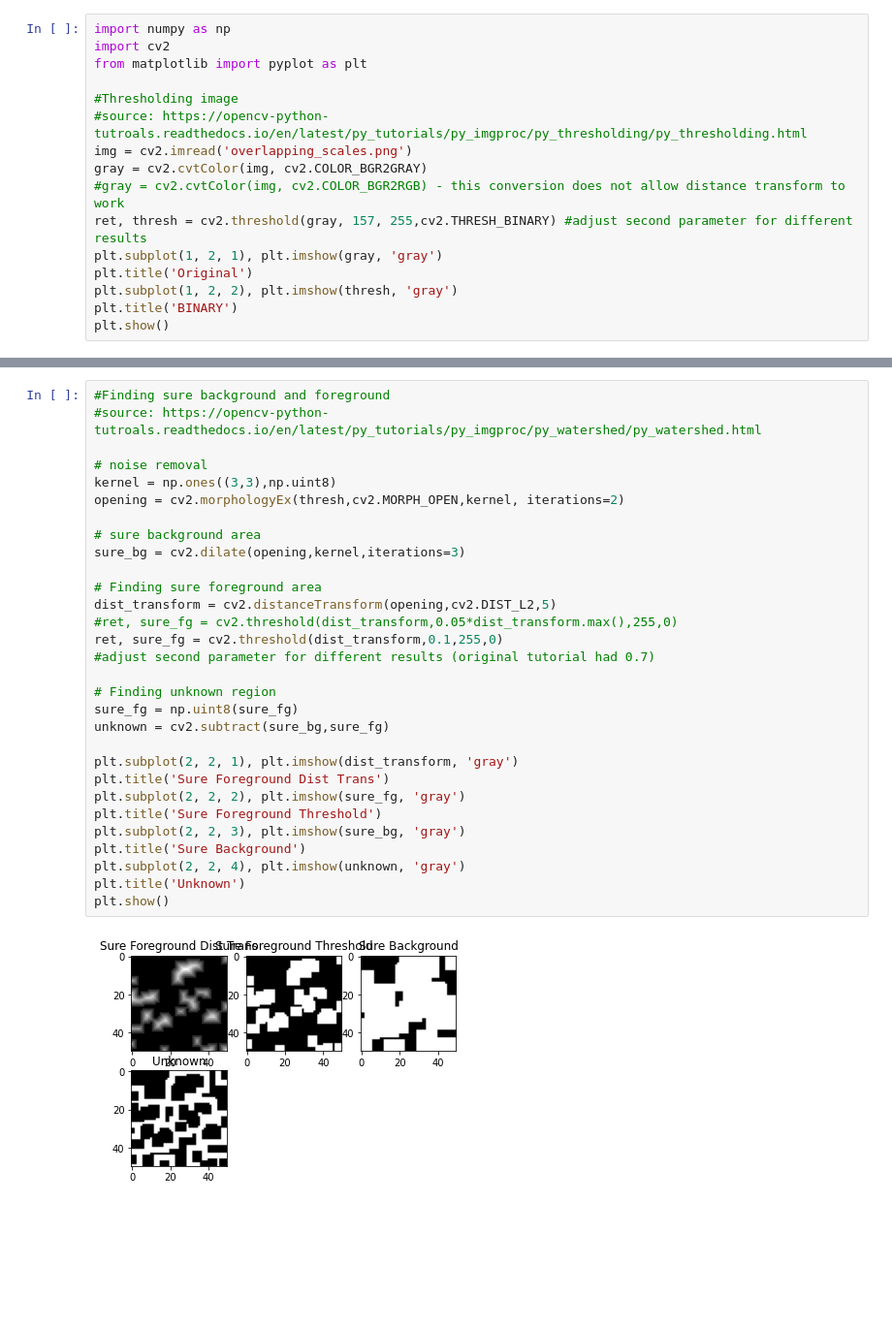
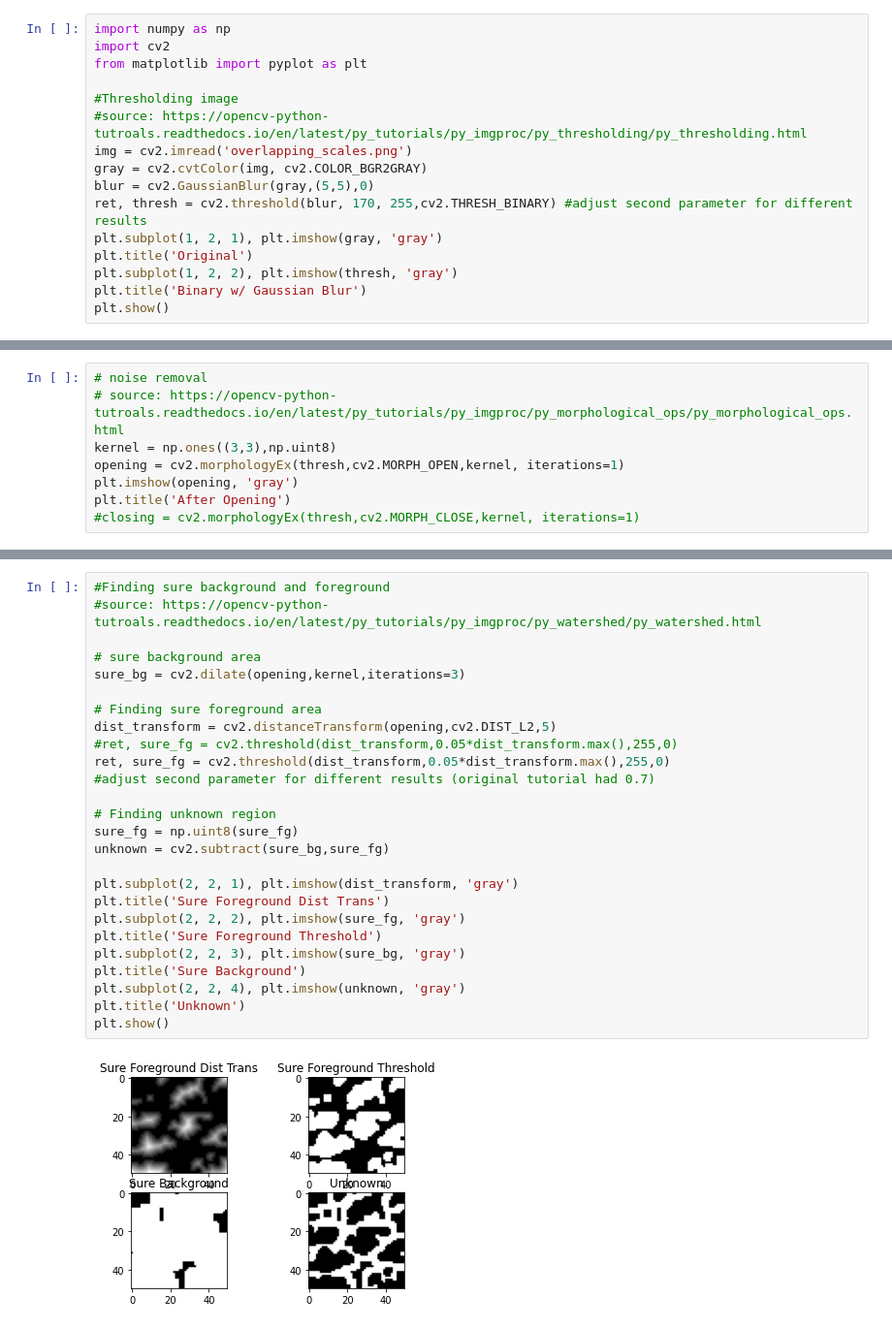
Before and after one commit to tanyasarkinjain/Anoles-group, a Jupyter notebook: Testing-Watershed-Overlapping-Scales.ipynb, the cells around one changed output, grey strips where cells are left out. Shown at 97% size. Saved outputs shown, nothing was run; the diff lists cells and outputs as text; blank space fills up the shorter version.

Commit message:
w/ Gaussian Blur

```diff
--- a/Testing-Watershed-Overlapping-Scales.ipynb
+++ b/Testing-Watershed-Overlapping-Scales.ipynb
@@ -7,11 +7,11 @@ from matplotlib import pyplot as plt
 #source: https://opencv-python-tutroals.readthedocs.io/en/latest/py_tutorials/py_imgproc/py_thresholding/py_thresholding.html
 img = cv2.imread('overlapping_scales.png')
 gray = cv2.cvtColor(img, cv2.COLOR_BGR2GRAY)
-#gray = cv2.cvtColor(img, cv2.COLOR_BGR2RGB) - this conversion does not allow distance transform to work
-ret, thresh = cv2.threshold(gray, 157, 255,cv2.THRESH_BINARY) #adjust second parameter for different results
+blur = cv2.GaussianBlur(gray,(5,5),0)
+ret, thresh = cv2.threshold(blur, 170, 255,cv2.THRESH_BINARY) #adjust second parameter for different results
 plt.subplot(1, 2, 1), plt.imshow(gray, 'gray')
 plt.title('Original')
 plt.subplot(1, 2, 2), plt.imshow(thresh, 'gray')
-plt.title('BINARY')
+plt.title('Binary w/ Gaussian Blur')
 plt.show()
 # %% [output]
@@ -18,0 +19,8 @@ plt.show()
+# %%
+# noise removal
+# source: https://opencv-python-tutroals.readthedocs.io/en/latest/py_tutorials/py_imgproc/py_morphological_ops/py_morphological_ops.html
+kernel = np.ones((3,3),np.uint8)
+opening = cv2.morphologyEx(thresh,cv2.MORPH_OPEN,kernel, iterations=1)
+plt.imshow(opening, 'gray')
+plt.title('After Opening')
+#closing = cv2.morphologyEx(thresh,cv2.MORPH_CLOSE,kernel, iterations=1)
@@ -19,35 +30,31 @@ plt.show()
 # %%
 #Finding sure background and foreground
 #source: https://opencv-python-tutroals.readthedocs.io/en/latest/py_tutorials/py_imgproc/py_watershed/py_watershed.html
-
-# noise removal
-kernel = np.ones((3,3),np.uint8)
-opening = cv2.morphologyEx(thresh,cv2.MORPH_OPEN,kernel, iterations=2)
 
 # sure background area
 sure_bg = cv2.dilate(opening,kernel,iterations=3)
 
 # Finding sure foreground area
 dist_transform = cv2.distanceTransform(opening,cv2.DIST_L2,5)
 #ret, sure_fg = cv2.threshold(dist_transform,0.05*dist_transform.max(),255,0)
-ret, sure_fg = cv2.threshold(dist_transform,0.1,255,0)
+ret, sure_fg = cv2.threshold(dist_transform,0.05*dist_transform.max(),255,0)
 #adjust second parameter for different results (original tutorial had 0.7)
 
 # Finding unknown region
 sure_fg = np.uint8(sure_fg)
 unknown = cv2.subtract(sure_bg,sure_fg)
 
 plt.subplot(2, 2, 1), plt.imshow(dist_transform, 'gray')
 plt.title('Sure Foreground Dist Trans')
 plt.subplot(2, 2, 2), plt.imshow(sure_fg, 'gray')
 plt.title('Sure Foreground Threshold')
 plt.subplot(2, 2, 3), plt.imshow(sure_bg, 'gray')
 plt.title('Sure Background')
 plt.subplot(2, 2, 4), plt.imshow(unknown, 'gray')
 plt.title('Unknown')
 plt.show()
 # %% [output]
-[figure, old version]
+[figure, new version]
 # %%
 # Marker labelling
 ret, markers = cv2.connectedComponents(sure_fg)
```
Also changed, not shown: parts of 4 cells of this notebook.
